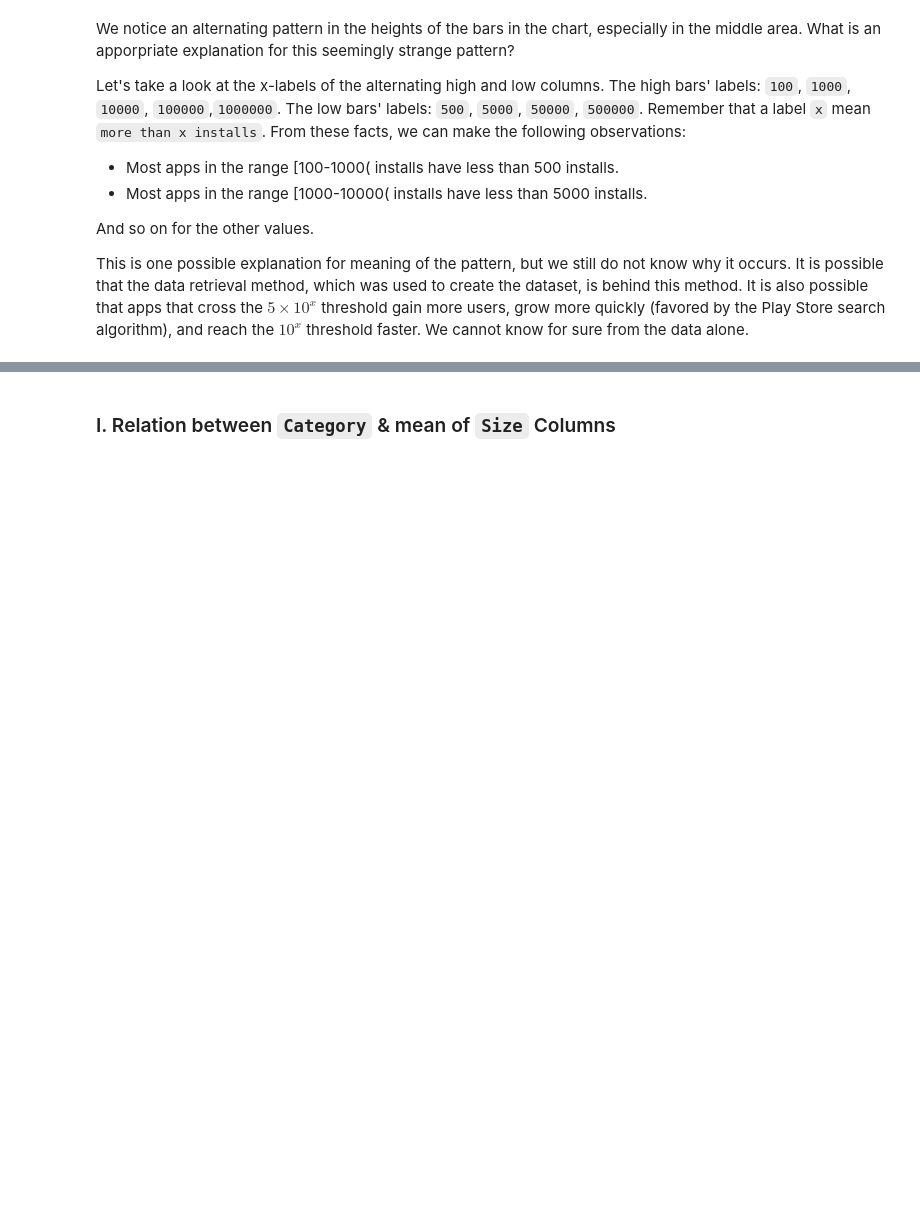
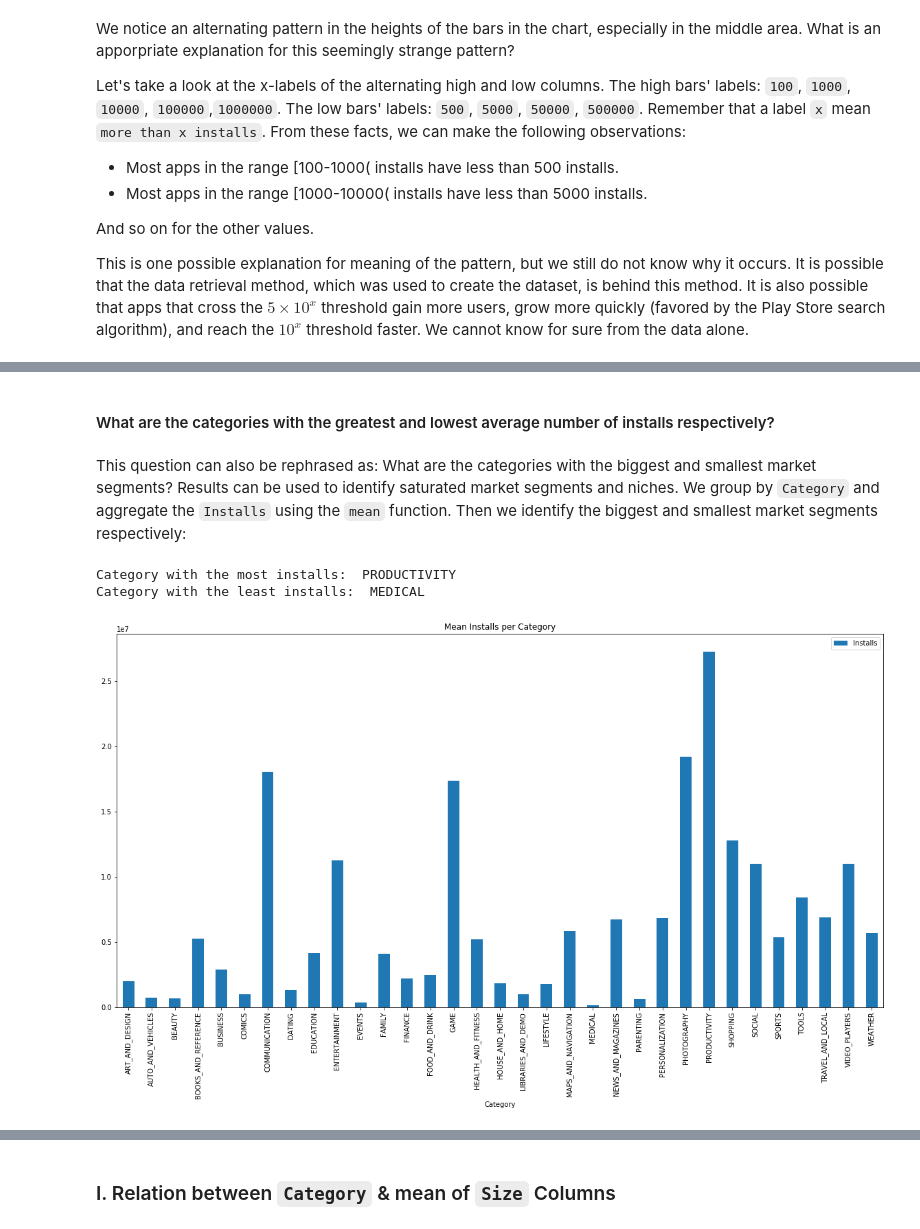
Before and after one commit to Logician724/play-store-analysis, a Jupyter notebook: notebook.ipynb, the cells around one changed output, grey strips where cells are left out. Cells and saved outputs as stored; diff of their text form; code cells hidden in the pictures; blank space fills up the shorter version.

```diff
--- a/notebook.ipynb
+++ b/notebook.ipynb
@@ -616,0 +629,20 @@ This is one possible explanation for meaning of the pattern, but we still do not
+# %% [markdown]
+#### What are the categories with the greatest and lowest average number of installs respectively?
+# %% [markdown]
+This question can also be rephrased as: What are the categories with the biggest and smallest market segments? Results can be used to identify saturated market segments and niches. We group by `Category` and aggregate the `Installs` using the `mean` function. Then we identify the biggest and smallest market segments respectively:
+# %%
+mean_installs_per_category = apps_df.groupby('Category').agg({'Installs': 'mean'})
+
+mean_installs_per_category.plot(
+    kind='bar',
+    figsize=(20,10),
+    title='Mean Installs per Category',
+    sort_columns=True
+)
+
+print('Category with the most installs: ', mean_installs_per_category.idxmax().values[0])
+print('Category with the least installs: ', mean_installs_per_category.idxmin().values[0])
+# %% [output]
+Category with the most installs:  PRODUCTIVITY
+Category with the least installs:  MEDICAL
+[figure, added]
```
Also changed, not shown: parts of 11 cells of this notebook.
